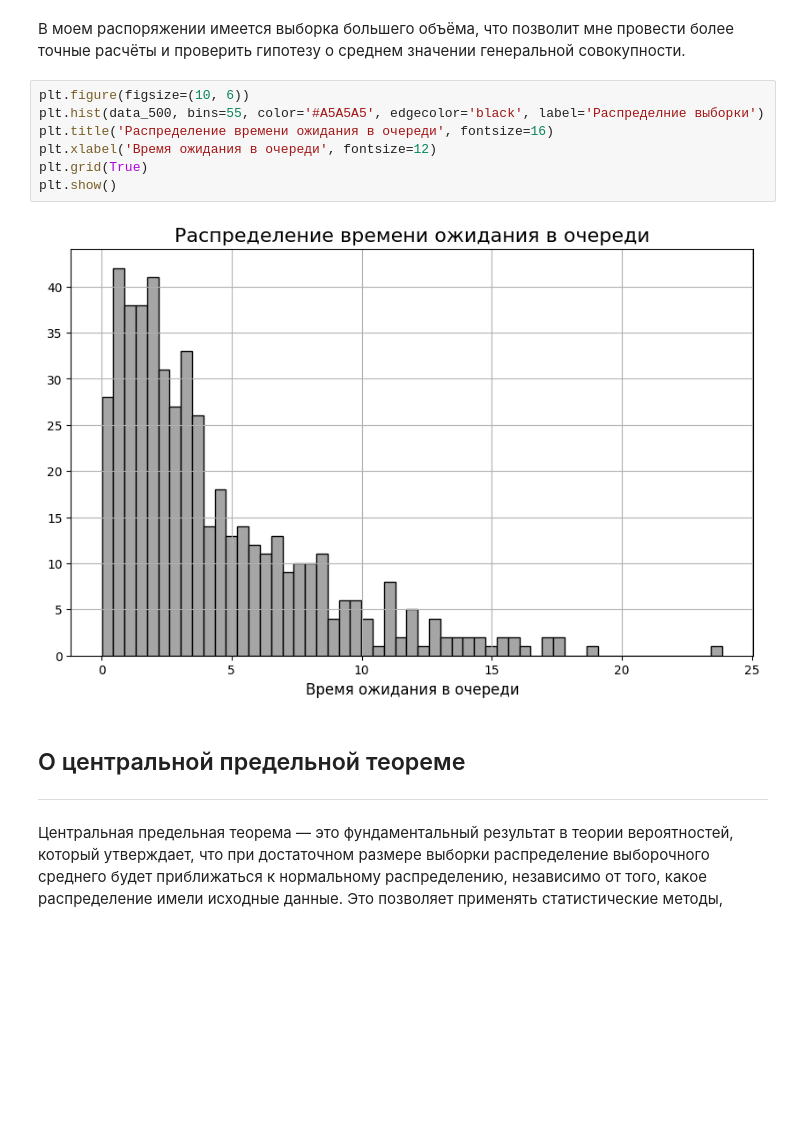
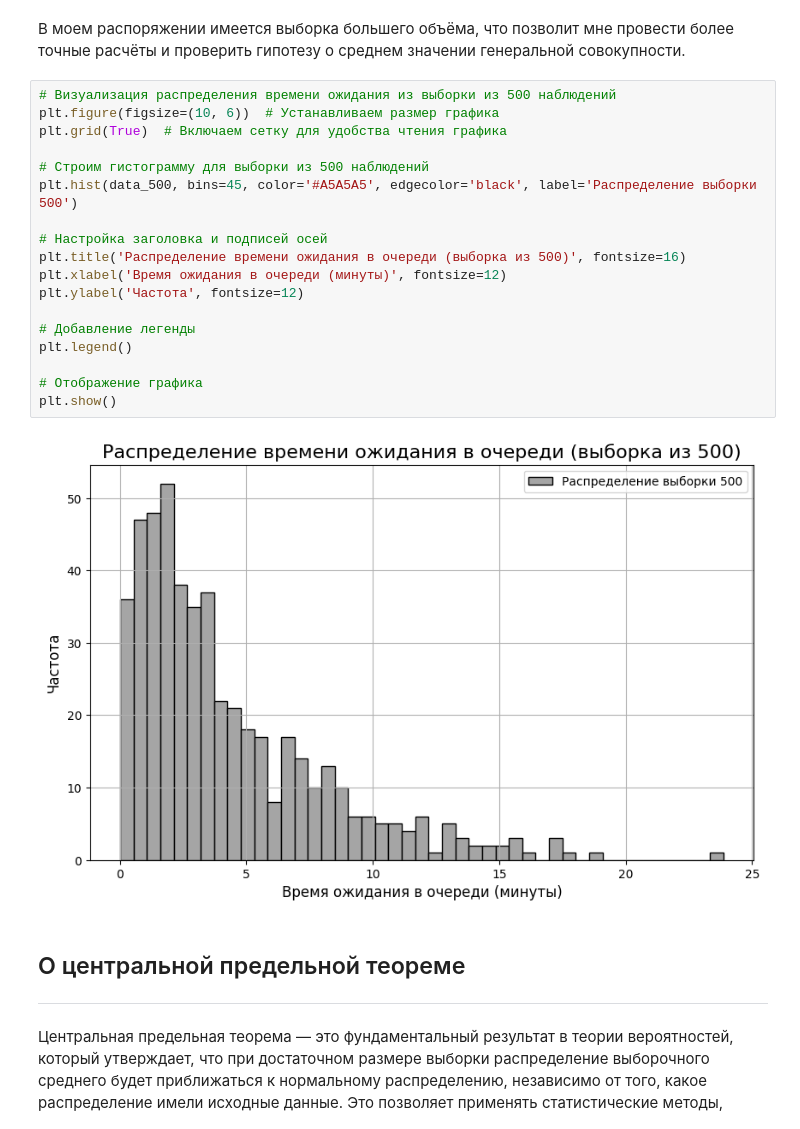
Before and after one commit to ziga23/Statistical-Analysis, a Jupyter notebook: P_A_B.ipynb, the cells around one changed output. Drawn from its saved outputs; the diff is of its cells as text; blank space fills up the shorter version.

```diff
--- a/P_A_B.ipynb
+++ b/P_A_B.ipynb
@@ -156,14 +170,25 @@ plt.show()
 # %% [markdown]
 В моем распоряжении имеется выборка большего объёма, что позволит мне провести более точные расчёты и проверить гипотезу о среднем значении генеральной совокупности.
 # %%
-plt.figure(figsize=(10, 6))
-plt.hist(data_500, bins=55, color='#A5A5A5', edgecolor='black', label='Распределние выборки')
-plt.title('Распределение времени ожидания в очереди', fontsize=16)
-plt.xlabel('Время ожидания в очереди', fontsize=12)
-plt.grid(True)
+# Визуализация распределения времени ожидания из выборки из 500 наблюдений
+plt.figure(figsize=(10, 6))  # Устанавливаем размер графика
+plt.grid(True)  # Включаем сетку для удобства чтения графика
+
+# Строим гистограмму для выборки из 500 наблюдений
+plt.hist(data_500, bins=45, color='#A5A5A5', edgecolor='black', label='Распределение выборки 500')
+
+# Настройка заголовка и подписей осей
+plt.title('Распределение времени ожидания в очереди (выборка из 500)', fontsize=16)
+plt.xlabel('Время ожидания в очереди (минуты)', fontsize=12)
+plt.ylabel('Частота', fontsize=12)
+
+# Добавление легенды
+plt.legend()
+
+# Отображение графика
 plt.show()
 # %% [output]
-[figure, old version]
+[figure, new version]
 # %% [markdown]
 ## О центральной предельной теореме
 
```
Also changed, not shown: parts of 35 cells of this notebook.
